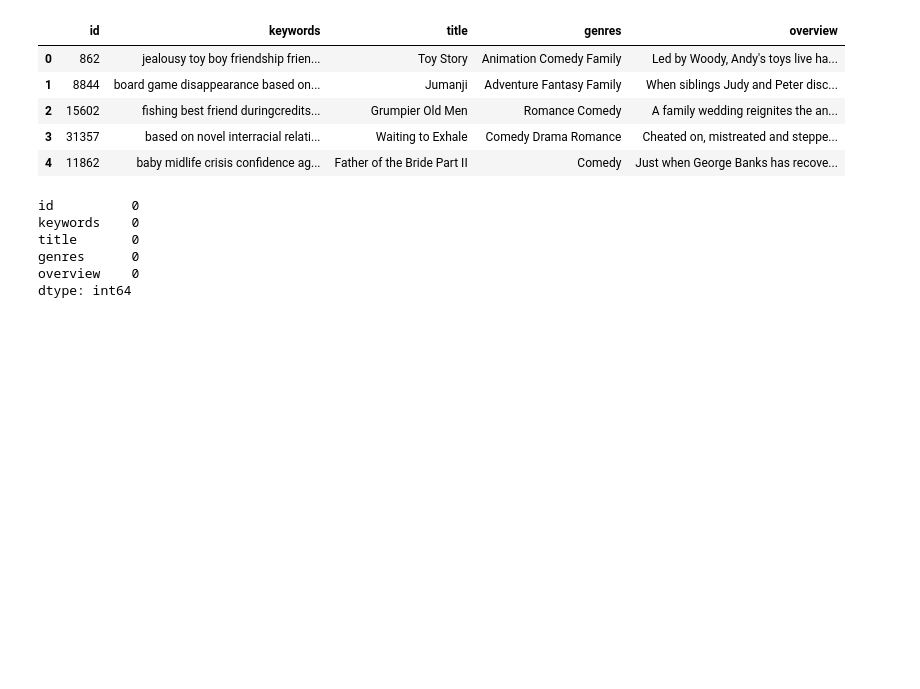
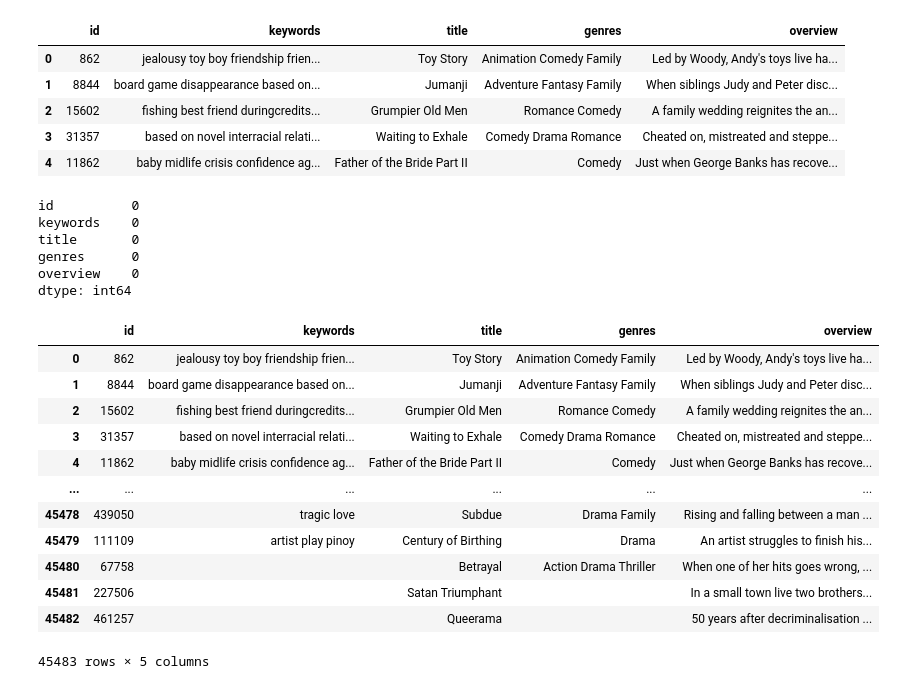
Before and after one commit to BarathKV/MovieRecommendationNLP, a Jupyter notebook: final/exploration.ipynb, the cells around one changed output. Cells and saved outputs as stored; diff of their text form; code cells hidden in the pictures; blank space fills up the shorter version.

```diff
--- a/final/exploration.ipynb
+++ b/final/exploration.ipynb
@@ -168,5 +196,21 @@ title       0
 genres      0
 overview    0
 dtype: int64
+# %%
+combined_df
+# %% [output]
+|  | id | keywords | title | genres | overview |
+| 0 | 862 | jealousy toy boy friendship frien... | Toy Story | Animation Comedy Family | Led by Woody, Andy's toys live ha... |
+| 1 | 8844 | board game disappearance based on... | Jumanji | Adventure Fantasy Family | When siblings Judy and Peter disc... |
+| 2 | 15602 | fishing best friend duringcredits... | Grumpier Old Men | Romance Comedy | A family wedding reignites the an... |
+| 3 | 31357 | based on novel interracial relati... | Waiting to Exhale | Comedy Drama Romance | Cheated on, mistreated and steppe... |
+| 4 | 11862 | baby midlife crisis confidence ag... | Father of the Bride Part II | Comedy | Just when George Banks has recove... |
+| ... | ... | ... | ... | ... | ... |
+| 45478 | 439050 | tragic love | Subdue | Drama Family | Rising and falling between a man ... |
+| 45479 | 111109 | artist play pinoy | Century of Birthing | Drama | An artist struggles to finish his... |
+| 45480 | 67758 |  | Betrayal | Action Drama Thriller | When one of her hits goes wrong, ... |
+| 45481 | 227506 |  | Satan Triumphant |  | In a small town live two brothers... |
+| 45482 | 461257 |  | Queerama |  | 50 years after decriminalisation ... |
+45483 rows × 5 columns
 # %%
 combined_df.to_csv('../Dataset/combined.csv', index=False)
```
Also changed, not shown: parts of 5 cells of this notebook, 11 other files.
